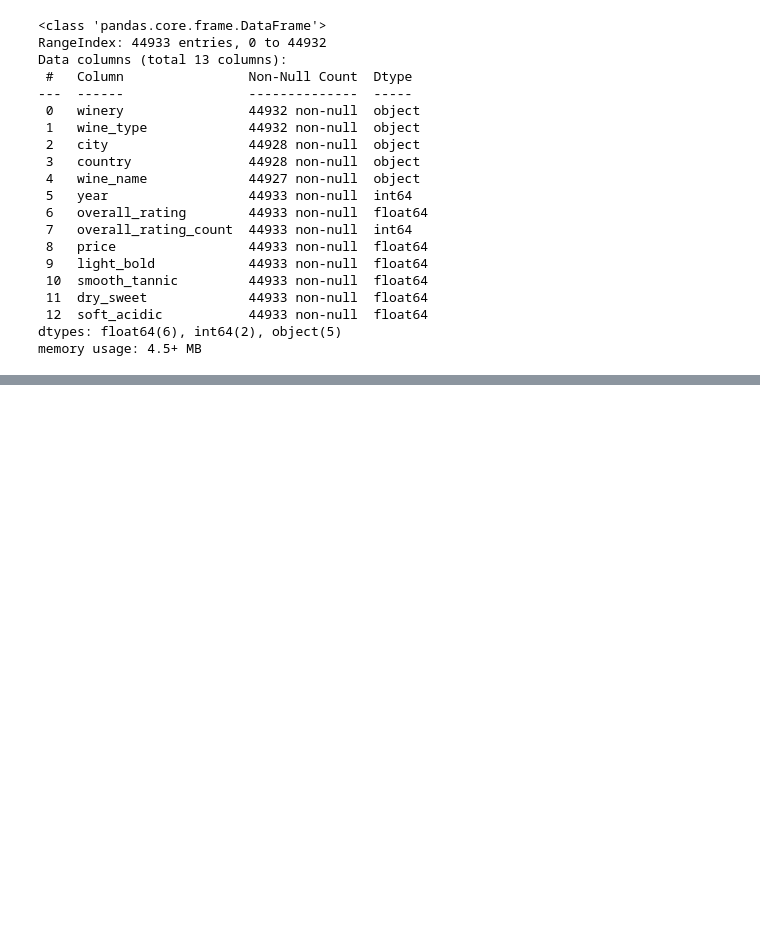
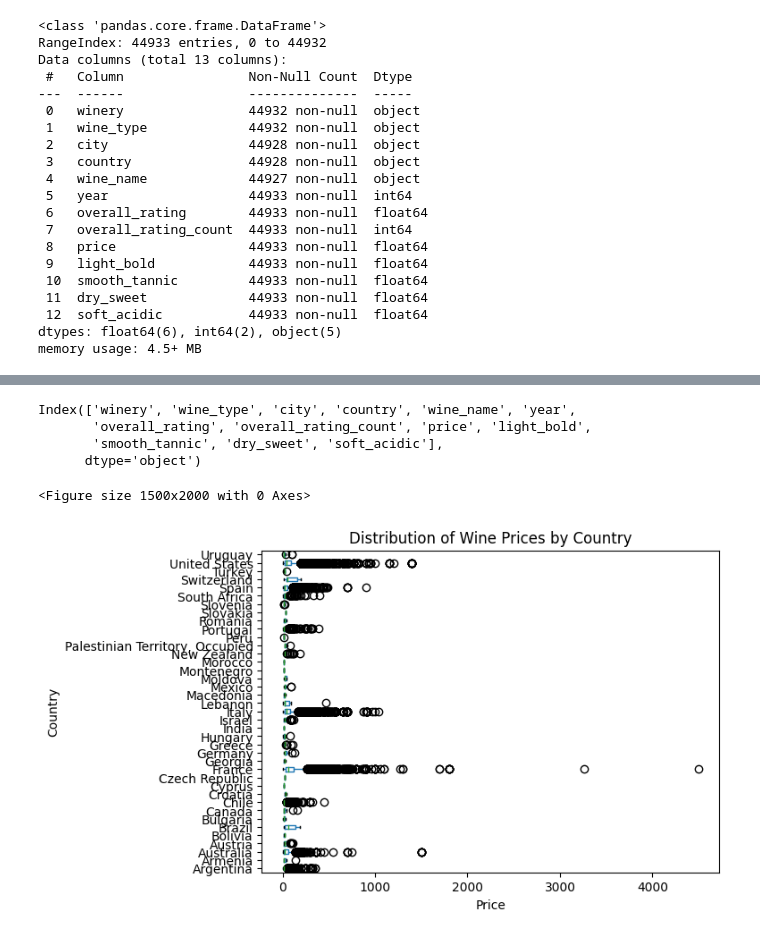
Before and after one commit to lei10003/Cellar-Defenders, a Jupyter notebook: Cellar Defenders_Vivino_Reds_Analysis.ipynb, the cells around one changed output, grey strips where cells are left out. Drawn from its saved outputs; the diff is of its cells as text; code cells hidden in the pictures; blank space fills up the shorter version.

```diff
--- a/Cellar Defenders_Vivino_Reds_Analysis.ipynb
+++ b/Cellar Defenders_Vivino_Reds_Analysis.ipynb
@@ -117,0 +168,19 @@ df.city.value_counts().hist(bins = 10)
+# %%
+df.columns
+# %% [output]
+Index(['winery', 'wine_type', 'city', 'country', 'wine_name', 'year',
+       'overall_rating', 'overall_rating_count', 'price', 'light_bold',
+       'smooth_tannic', 'dry_sweet', 'soft_acidic'],
+      dtype='object')
+# %%
+plt.figure(figsize=(15, 20))  # Setting the figure size
+boxplot = df.boxplot(column=['price'], by='country', grid=False, vert=False)
+plt.xlabel('Price')
+plt.ylabel('Country')
+plt.title('Distribution of Wine Prices by Country')
+plt.suptitle('')  # This line is used to clear the automatically generated title
+
+plt.show()
+# %% [output]
+<Figure size 1500x2000 with 0 Axes>
+[figure, added]
```
Also changed, not shown: parts of 24 cells of this notebook, 1 other file.
